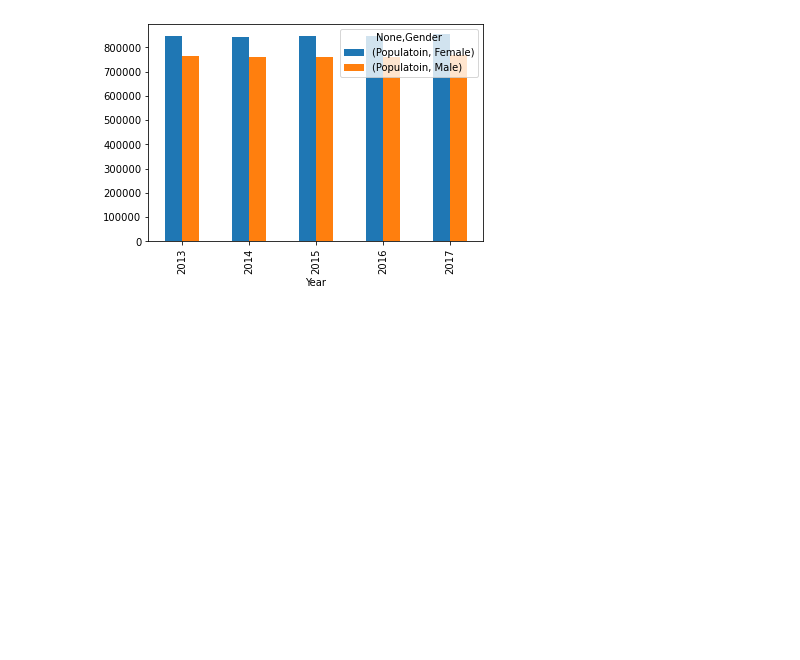
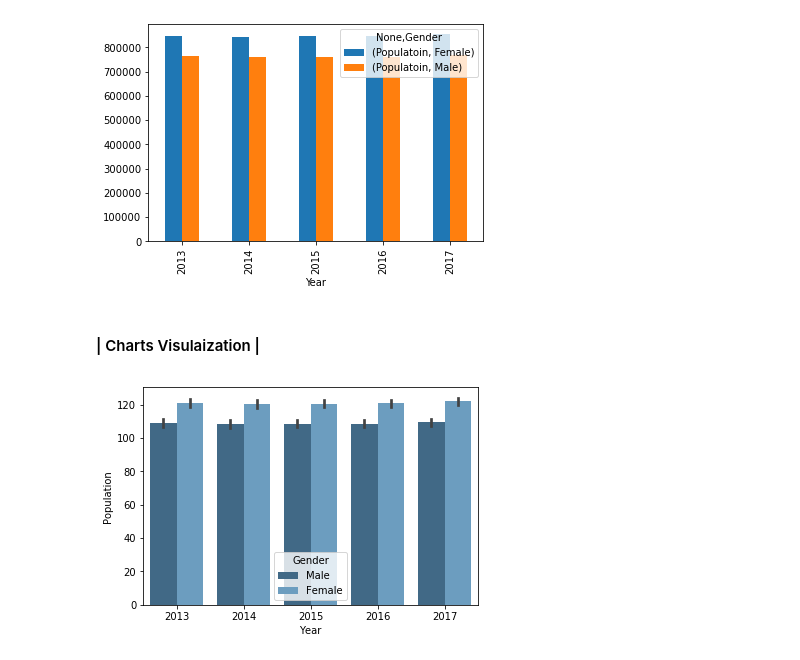
Before and after one commit to AlfaisalGassim/Barcelona_EDA, a Jupyter notebook: Barcelona.ipynb, the cells around one changed output. Saved outputs shown, nothing was run; the diff lists cells and outputs as text; code cells hidden in the pictures; blank space fills up the shorter version.

```diff
--- a/Barcelona.ipynb
+++ b/Barcelona.ipynb
@@ -131,0 +30,3 @@ plt.bar(pop_gender_year["Year"], pop_gender_year["Populatoin"])
+# %%
+popData = pd.read_csv("data/population.csv")
+popData.head()
@@ -131,0 +97,5 @@ plt.bar(pop_gender_year["Year"], pop_gender_year["Populatoin"])
+# %%
+#Renaming columns
+
+popData = popData.rename(columns={"District.Code": "DistrictCode","District.Name": "DistrictName","Neighborhood.Code": "NeighborhoodCode", "Neighborhood.Name":"NeighborhoodName", "Number" : "Population" })
+popData.head()
@@ -131,0 +126,4 @@ plt.bar(pop_gender_year["Year"], pop_gender_year["Populatoin"])
+# %%
+#applying the function to the data
+popData["AgeGroup"] = popData['Age'].apply(combine_age)
+popData.sample()
@@ -131,0 +133,4 @@ plt.bar(pop_gender_year["Year"], pop_gender_year["Populatoin"])
+# %%
+#dropping the age column
+popData.drop("Age", axis=1, inplace=True)
+popData.sample()
@@ -134,3 +210,9 @@ gender_column = pop_gender_year['Gender']
 pop_gender_year.groupby(["Year", gender_column]).sum().unstack(level=1).plot(kind='bar');
 # %% [output]
 [figure]
+# %% [markdown]
+#### | Charts Visulaization |
+# %%
+sns.barplot(x="Year", y="Population", hue="Gender", data=popData, palette="Blues_d");
+# %% [output]
+[figure, added]
```
Also changed, not shown: parts of 42 cells of this notebook.
